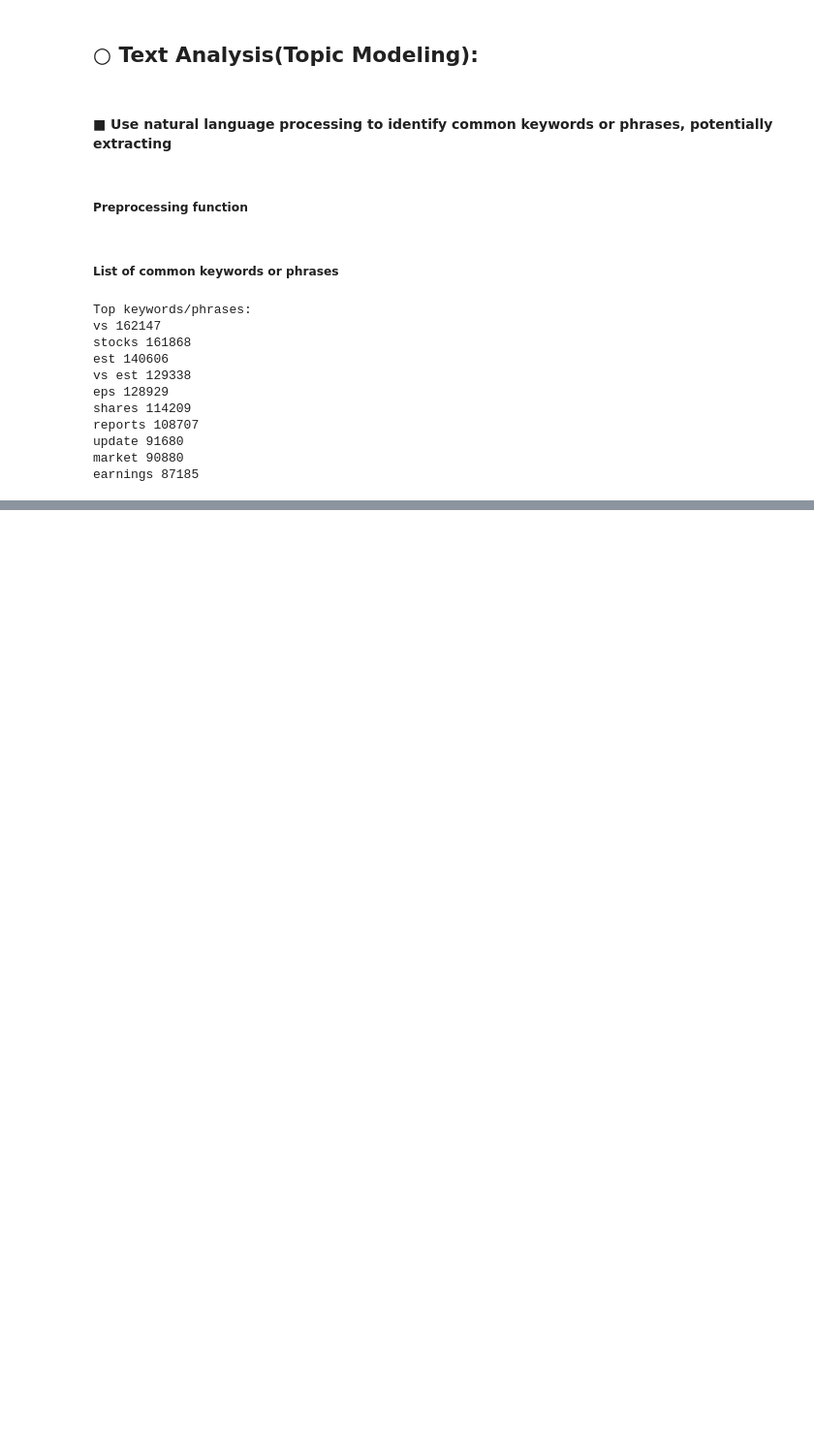
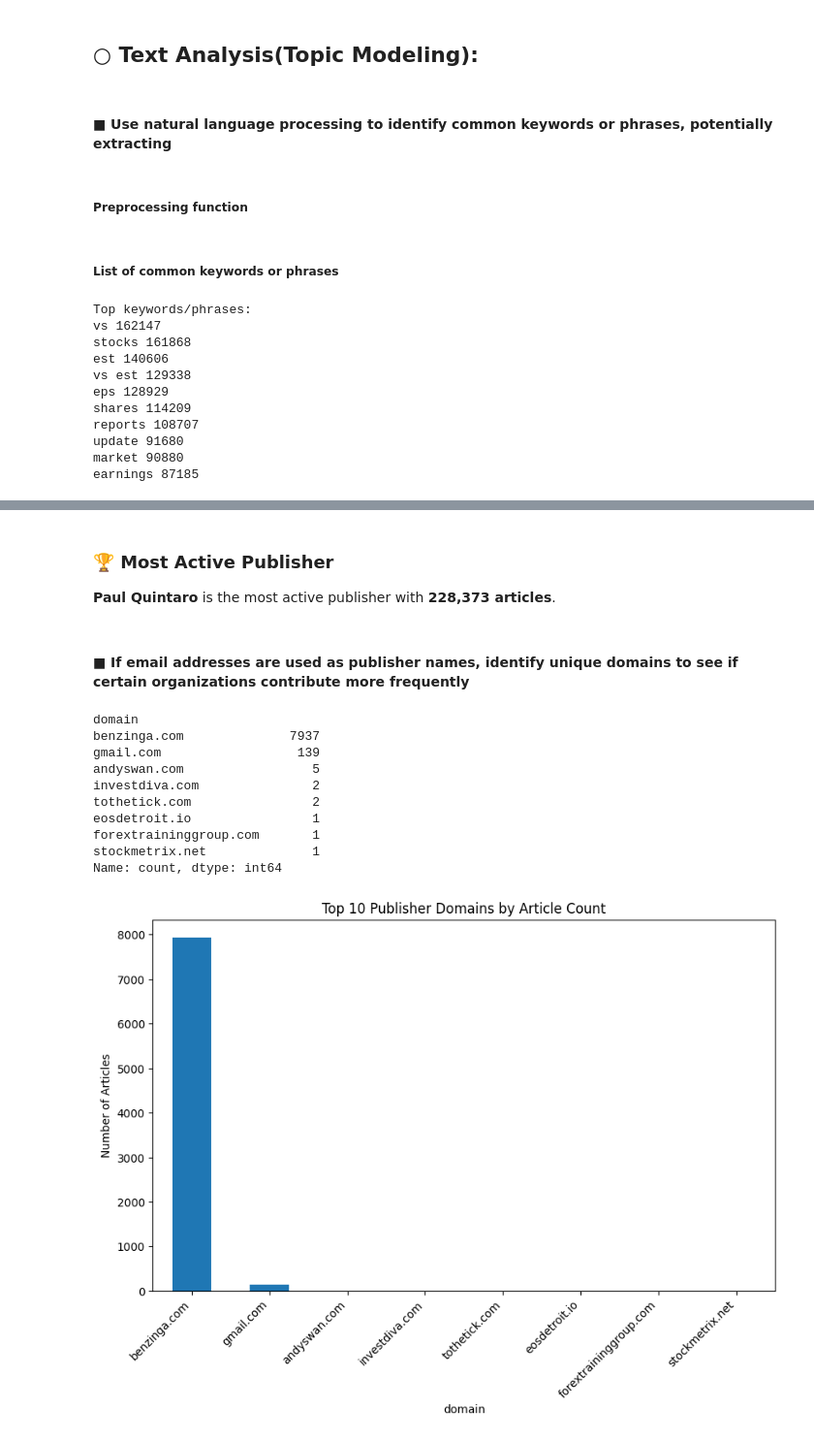
Before and after one commit to wakgariR/Financial-News-and-Stock-Price-week1, a Jupyter notebook: notebooks/sentiment-analysis.ipynb, the cells around one changed output, grey strips where cells are left out. Shown at 97% size. Saved outputs shown, nothing was run; the diff lists cells and outputs as text; code cells hidden in the pictures; blank space fills up the shorter version.

```diff
--- a/notebooks/sentiment-analysis.ipynb
+++ b/notebooks/sentiment-analysis.ipynb
@@ -259,0 +406,37 @@ set 19280
+# %% [markdown]
+### 🏆 Most Active Publisher
+**Paul Quintaro** is the most active publisher with **228,373 articles**.
+# %% [markdown]
+#### ■ If email addresses are used as publisher names, identify unique domains to see if certain organizations contribute more frequently
+# %%
+
+# Assuming your DataFrame is df and publisher names are email addresses in a column 'publisher'
+
+# Extract domain from email addresses
+df['domain'] = df['publisher'].str.extract(r'@([\w\.-]+)')
+
+# Count frequency of each domain
+domain_counts = df['domain'].value_counts()
+
+# Show top 10 domains
+print(domain_counts.head(10))
+
+# Plot top 10 domains
+plt.figure(figsize=(10,6))
+domain_counts.head(10).plot(kind='bar')
+plt.ylabel('Number of Articles')
+plt.title('Top 10 Publisher Domains by Article Count')
+plt.xticks(rotation=45, ha='right')
+plt.show()
+# %% [output]
+domain
+benzinga.com              7937
+gmail.com                  139
+andyswan.com                 5
+investdiva.com               2
+tothetick.com                2
+eosdetroit.io                1
+forextraininggroup.com       1
+stockmetrix.net              1
+Name: count, dtype: int64
+[figure, added]
```
Also changed, not shown: parts of 15 cells of this notebook.
